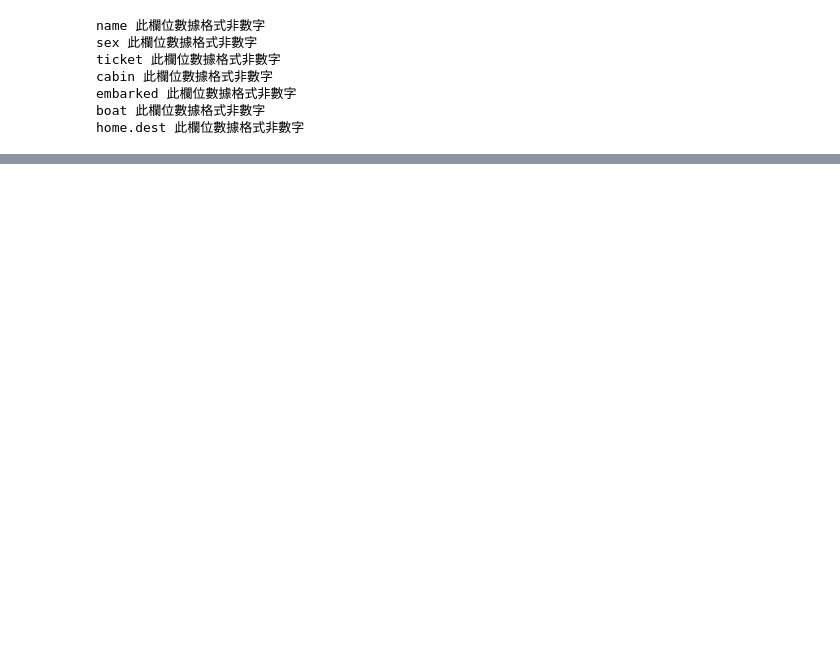
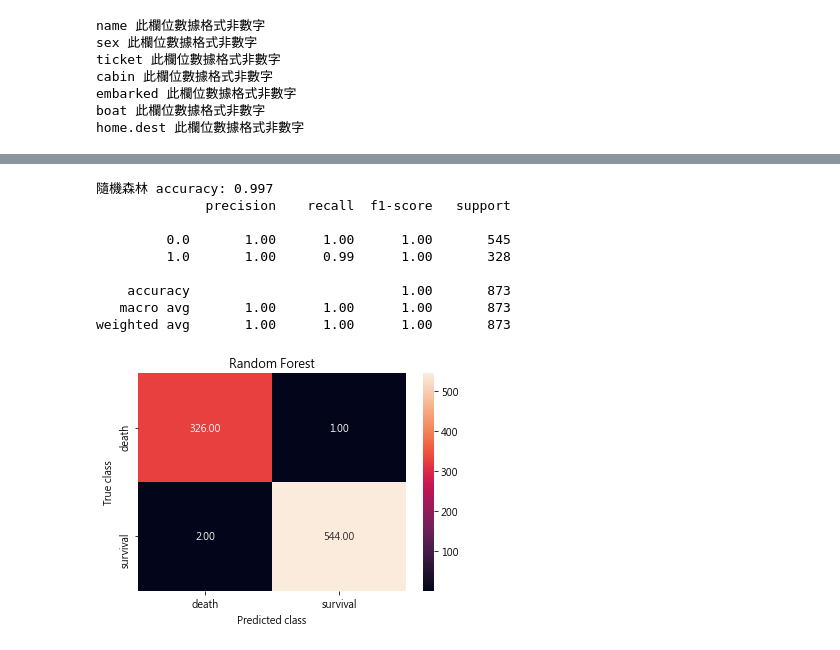
Before and after one commit to autotntfan/Design-practice-and-applications-of-machine-learning, a Jupyter notebook: HW10/HW10.ipynb, the cells around one changed output, grey strips where cells are left out. Drawn from its saved outputs; the diff is of its cells as text; code cells hidden in the pictures; blank space fills up the shorter version.

```diff
--- a/HW10/HW10.ipynb
+++ b/HW10/HW10.ipynb
@@ -302,0 +383,21 @@ ModuleNotFoundError: No module named 'xgboost'
+# %%
+dataformat = data.dtypes
+flag = 0
+
+for i in range(len(dataformat)):
+    if(dataformat[i] == "object"):
+        print(data.columns.values[i],"此欄位數據格式非數字")
+        flag = flag + 1
+    else:
+        continue
+
+if(flag == 0):
+    print("此數據格式都是數字")
+
+data['ticket'] = data['ticket'].str.extract('([a-zA-Z]*)', expand=False).str.upper()
+data['sex'] = data['sex'].map({'male':1,'female':0})
+data['embarked'] = data['embarked'].astype('category').cat.codes
+data['Title2'] = data['Title2'].astype('category').cat.codes
+data['ticket'] = data['ticket'].astype('category').cat.codes
+data['boat'] = data['boat'].astype('category').cat.codes
+print("利用數值轉換，把文字欄位的形式轉換成數值，以利預測模型好分別特徵")
@@ -302,0 +477,32 @@ ModuleNotFoundError: No module named 'xgboost'
+# %%
+#使用Random Forest來預測train的survivied，並且畫出confusion_matrix
+
+#n_estimator代表要使用多少CART樹（CART樹為使用GINI算法的決策樹）
+rfc = RandomForestClassifier(n_estimators=100)
+
+#從訓練組資料中建立隨機森林模型
+rfc.fit(data_train, y_train)
+
+rfc_pred = rfc.predict(data_train)
+Score = accuracy_score(y_train, rfc_pred)
+print('隨機森林 accuracy: {:.3f}'.format(Score))
+print (metrics.classification_report(y_train, rfc_pred) )
+
+
+rfc_map = metrics.confusion_matrix(rfc_pred, y_train, [1,0])
+sns.heatmap(rfc_map, annot=True, fmt='.2f',xticklabels = ["death", "survival"] , yticklabels = ["death", "survival"] )
+plt.ylabel('True class')
+plt.xlabel('Predicted class')
+plt.title('Random Forest')
+plt.savefig('Random Forest')
+# %% [output]
+隨機森林 accuracy: 0.997
+              precision    recall  f1-score   support
+
+         0.0       1.00      1.00      1.00       545
+         1.0       1.00      0.99      1.00       328
+
+    accuracy                           1.00       873
+   macro avg       1.00      1.00      1.00       873
+weighted avg       1.00      1.00      1.00       873
+[figure, added]
```
Also changed, not shown: parts of 34 cells of this notebook, 4 other files.
